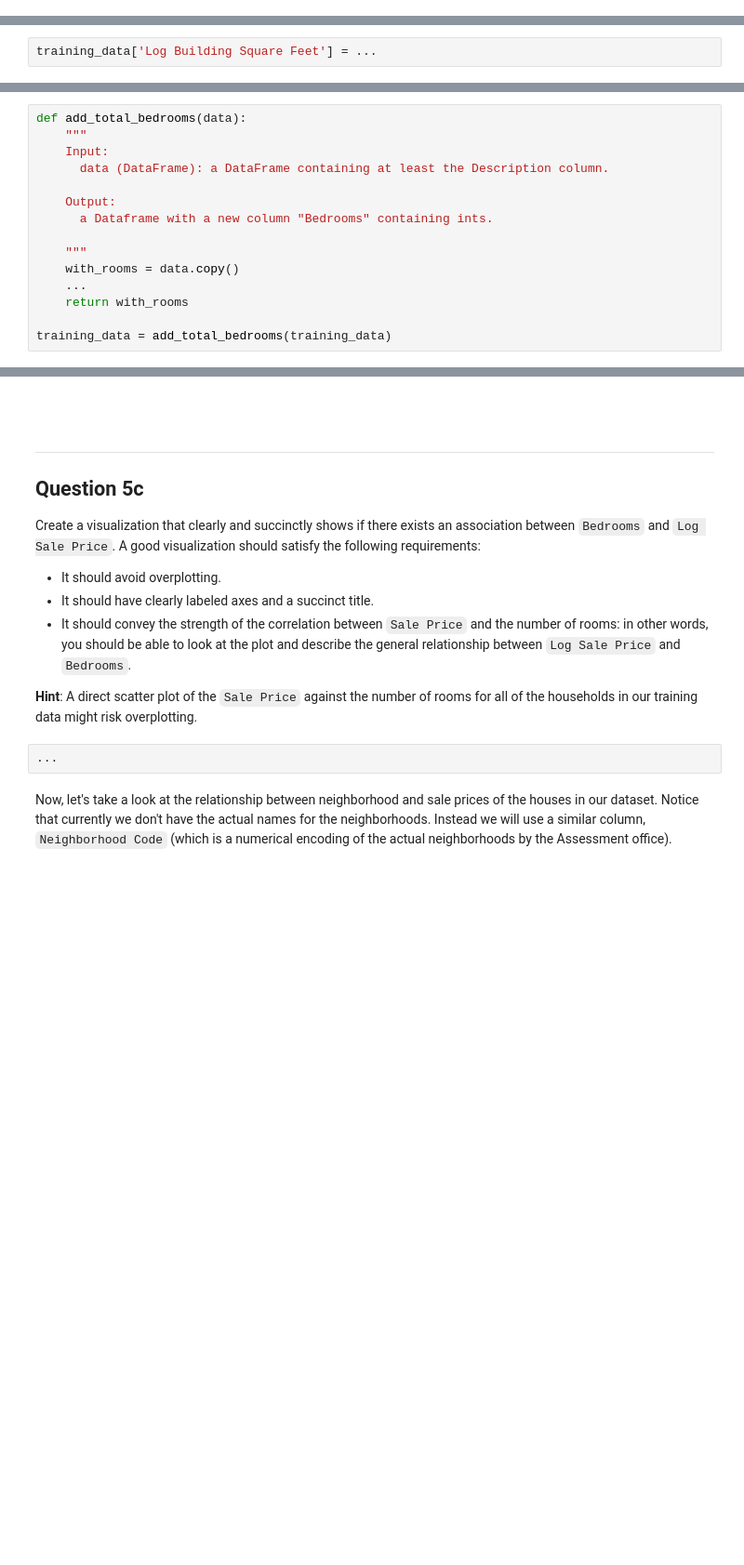
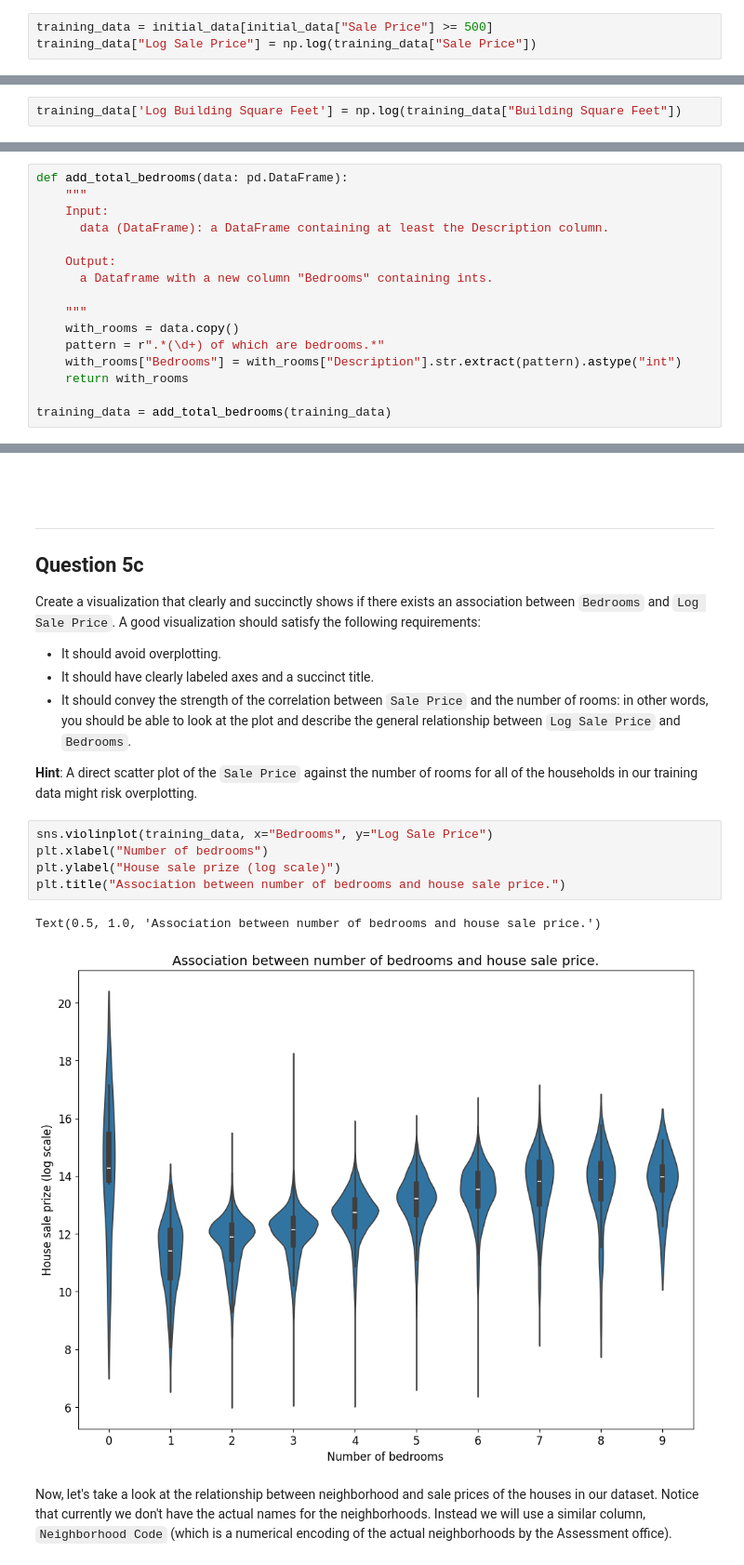
Before and after one commit to GhostLazy/Data100, a Jupyter notebook: su24-materials-main/proj/projA1/projA1.ipynb, the cells around one changed output, grey strips where cells are left out. Shown at 93% size. Drawn from its saved outputs; the diff is of its cells as text; blank space fills up the shorter version.

```diff
--- a/su24-materials-main/proj/projA1/projA1.ipynb
+++ b/su24-materials-main/proj/projA1/projA1.ipynb
@@ -269,2 +303,5 @@ To zoom in on the visualization of most households, we will focus only on a subs
+# %%
+training_data = initial_data[initial_data["Sale Price"] >= 500]
+training_data["Log Sale Price"] = np.log(training_data["Sale Price"])
 # %%
 grader.check("q2b")
@@ -305,6 +348,6 @@ In the following cell, create a new column `Log Building Square Feet` in our `tr
 
 *To ensure that any errors from this part do not propagate to later questions, there will be no hidden tests for this question.*
 # %%
-training_data['Log Building Square Feet'] = ...
+training_data['Log Building Square Feet'] = np.log(training_data["Building Square Feet"])
 # %%
 grader.check("q3b")
@@ -400,7 +461,7 @@ Write a function `add_total_bedrooms(data)` that returns a copy of `data` with a
 
 **Hint**: You should consider inspecting the `Description` column to figure out if there is any general structure within the text. Once you have noticed a certain pattern, you are set with the power of RegEx!
 # %%
-def add_total_bedrooms(data):
+def add_total_bedrooms(data: pd.DataFrame):
     """
     Input:
       data (DataFrame): a DataFrame containing at least the Description column.
@@ -410,7 +471,8 @@ def add_total_bedrooms(data):
 
     """
     with_rooms = data.copy()
-    ...
+    pattern = r".*(\d+) of which are bedrooms.*"
+    with_rooms["Bedrooms"] = with_rooms["Description"].str.extract(pattern).astype("int")
     return with_rooms
 
 training_data = add_total_bedrooms(training_data)
@@ -430,8 +494,14 @@ Create a visualization that clearly and succinctly shows if there exists an asso
 - It should convey the strength of the correlation between `Sale Price` and the number of rooms: in other words, you should be able to look at the plot and describe the general relationship between `Log Sale Price` and `Bedrooms`.
 
 **Hint**: A direct scatter plot of the `Sale Price` against the number of rooms for all of the households in our training data might risk overplotting.
-# %%
-...
+# %%
+sns.violinplot(training_data, x="Bedrooms", y="Log Sale Price")
+plt.xlabel("Number of bedrooms")
+plt.ylabel("House sale prize (log scale)")
+plt.title("Association between number of bedrooms and house sale price.")
+# %% [output]
+Text(0.5, 1.0, 'Association between number of bedrooms and house sale price.')
+[figure, added]
 # %% [markdown]
 <!-- END QUESTION -->
 
```
Also changed, not shown: parts of 47 cells of this notebook, 3 other files.
